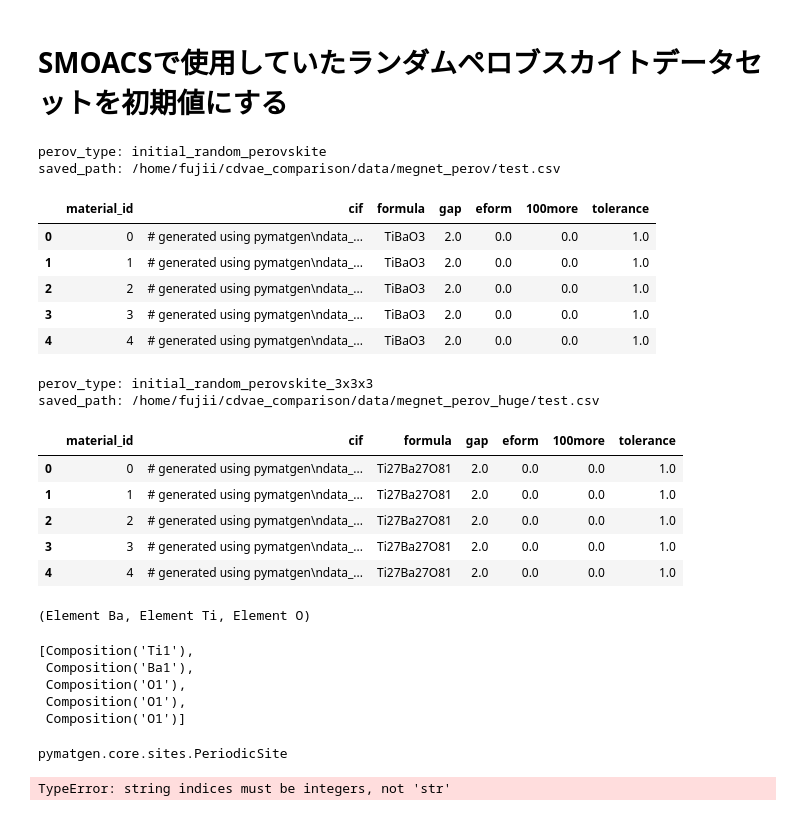
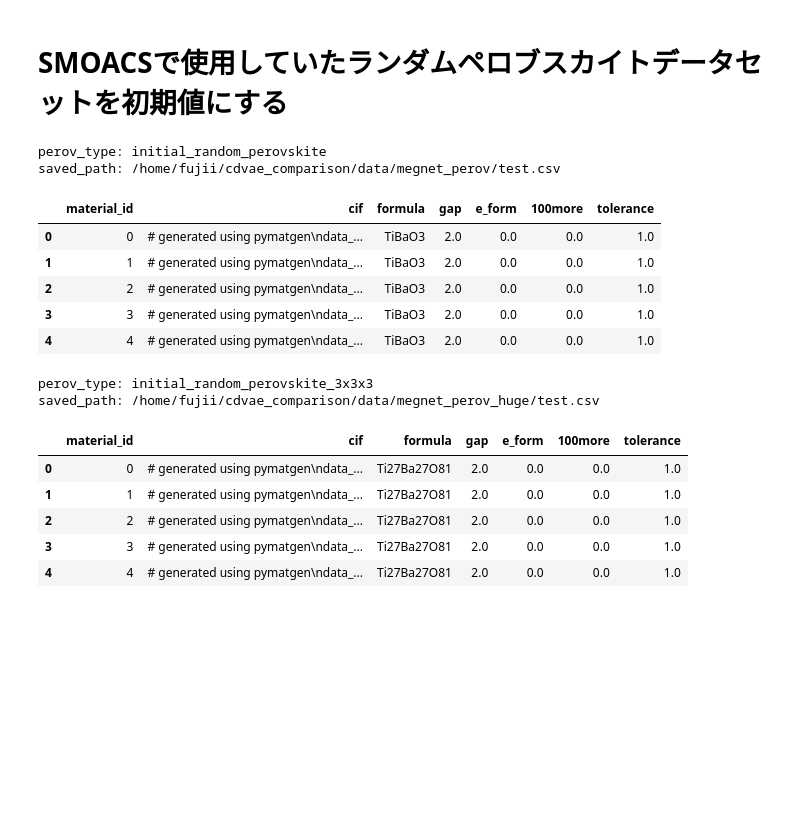
Before and after one commit to AkiraTOSEI/cdvae_comparison, a Jupyter notebook: notebooks/dataset_criation.ipynb, the cells around one changed output. Drawn from its saved outputs; the diff is of its cells as text; code cells hidden in the pictures; blank space fills up the shorter version.

```diff
--- a/notebooks/dataset_criation.ipynb
+++ b/notebooks/dataset_criation.ipynb
@@ -431,35 +457,35 @@ random_perov_dir = '/home/fujii/cdvae_comparison/data/random_perov_data/'
 for perov_type in os.listdir(random_perov_dir):
     perov_dir = os.path.join(random_perov_dir, perov_type)
     poscar_path_list = glob.glob(perov_dir + '/*.vasp')
     if perov_type == 'initial_random_perovskite':
         saved_path = '/home/fujii/cdvae_comparison/data/megnet_perov/test.csv'
     else:
         saved_path = '/home/fujii/cdvae_comparison/data/megnet_perov_huge/test.csv'
     print(f"perov_type: {perov_type}")
     print(f"saved_path: {saved_path}")
     # poscarファイルを読み込んでcifファイルに変換
     data_dict_list = []
     for material_id, poscar_path in enumerate(poscar_path_list):
         structure = Structure.from_file(poscar_path)
         cif_writer = CifWriter(structure)
         cif_str = str(cif_writer)
         data_dict_list.append({
             'material_id': material_id,
             'cif': cif_str,
             'formula': elements_to_formula([site.species_string for site in structure.sites]),
             'gap':2.0,
-            'eform':0.0,
+            'e_form':0.0,
             '100more': 0.0,
             'tolerance':1.0
         })
         if material_id > 150:
             break
     pd.DataFrame(data_dict_list).to_csv(saved_path, index=False)
     display(pd.DataFrame(data_dict_list).head())
 # %% [output]
 perov_type: initial_random_perovskite
 saved_path: /home/fujii/cdvae_comparison/data/megnet_perov/test.csv
-|  | material_id | cif | formula | gap | eform | 100more | tolerance |
+|  | material_id | cif | formula | gap | e_form | 100more | tolerance |
 | 0 | 0 | # generated using pymatgen\ndata_... | TiBaO3 | 2.0 | 0.0 | 0.0 | 1.0 |
 | 1 | 1 | # generated using pymatgen\ndata_... | TiBaO3 | 2.0 | 0.0 | 0.0 | 1.0 |
 | 2 | 2 | # generated using pymatgen\ndata_... | TiBaO3 | 2.0 | 0.0 | 0.0 | 1.0 |
@@ -467,29 +493,9 @@ saved_path: /home/fujii/cdvae_comparison/data/megnet_perov/test.csv
 | 4 | 4 | # generated using pymatgen\ndata_... | TiBaO3 | 2.0 | 0.0 | 0.0 | 1.0 |
 perov_type: initial_random_perovskite_3x3x3
 saved_path: /home/fujii/cdvae_comparison/data/megnet_perov_huge/test.csv
-|  | material_id | cif | formula | gap | eform | 100more | tolerance |
+|  | material_id | cif | formula | gap | e_form | 100more | tolerance |
 | 0 | 0 | # generated using pymatgen\ndata_... | Ti27Ba27O81 | 2.0 | 0.0 | 0.0 | 1.0 |
 | 1 | 1 | # generated using pymatgen\ndata_... | Ti27Ba27O81 | 2.0 | 0.0 | 0.0 | 1.0 |
 | 2 | 2 | # generated using pymatgen\ndata_... | Ti27Ba27O81 | 2.0 | 0.0 | 0.0 | 1.0 |
 | 3 | 3 | # generated using pymatgen\ndata_... | Ti27Ba27O81 | 2.0 | 0.0 | 0.0 | 1.0 |
 | 4 | 4 | # generated using pymatgen\ndata_... | Ti27Ba27O81 | 2.0 | 0.0 | 0.0 | 1.0 |
-# %%
-structure.types_of_species
-# %% [output]
-(Element Ba, Element Ti, Element O)
-# %%
-[site.species for site in structure.sites]
-# %% [output]
-[Composition('Ti1'),
- Composition('Ba1'),
- Composition('O1'),
- Composition('O1'),
- Composition('O1')]
-# %%
-type(site)
-# %% [output]
-pymatgen.core.sites.PeriodicSite
-# %%
-structure.to_json()['sites']
-# %% [output]
-TypeError: string indices must be integers, not 'str'
```
Also changed, not shown: parts of 13 cells of this notebook.
